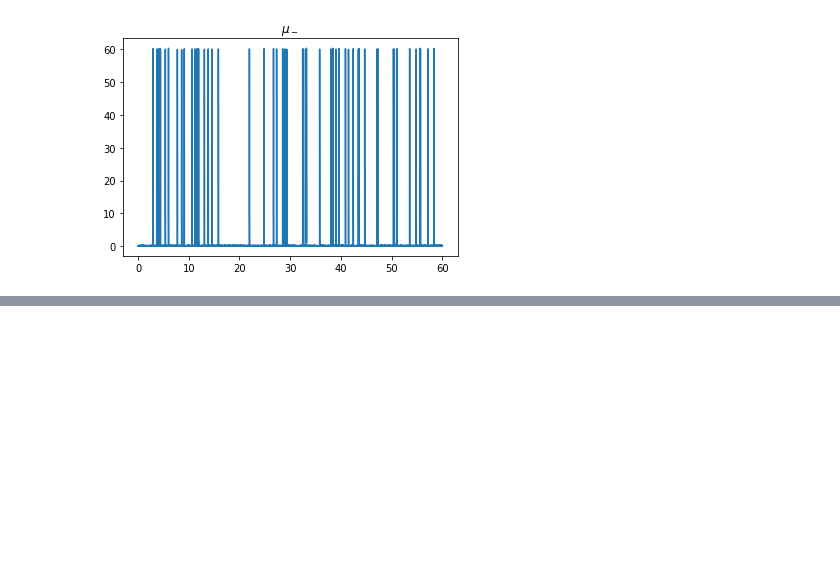
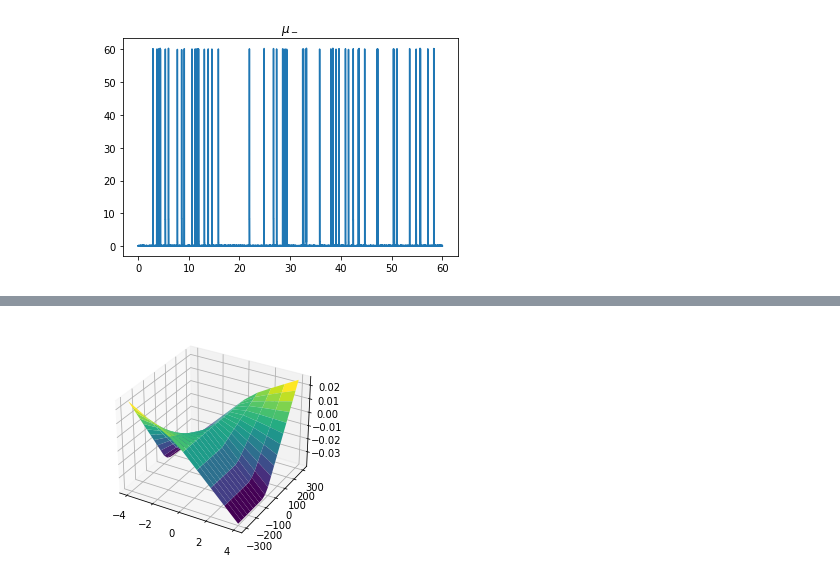
Before and after one commit to cavallofederico/marketmaking, a Jupyter notebook: market_making_alpha_signals - fede.ipynb, the cells around one changed output, grey strips where cells are left out. Cells and saved outputs as stored; diff of their text form; code cells hidden in the pictures; blank space fills up the shorter version.

```diff
--- a/market_making_alpha_signals - fede.ipynb
+++ b/market_making_alpha_signals - fede.ipynb
@@ -257,0 +462,12 @@ $\hat{h}(T,\alpha, q)=q(-sign(q)\Upsilon-\psi q)$
+# %%
+from mpl_toolkits.mplot3d import Axes3D
+
+x, y = np.meshgrid(q, alpha)
+
+fig = plt.figure()
+axes = fig.gca(projection ='3d')
+axes.plot_surface(x, y, h[0,:,:], cmap='viridis')
+
+plt.show()
+# %% [output]
+[figure, added]
```
Also changed, not shown: parts of 5 cells of this notebook.
